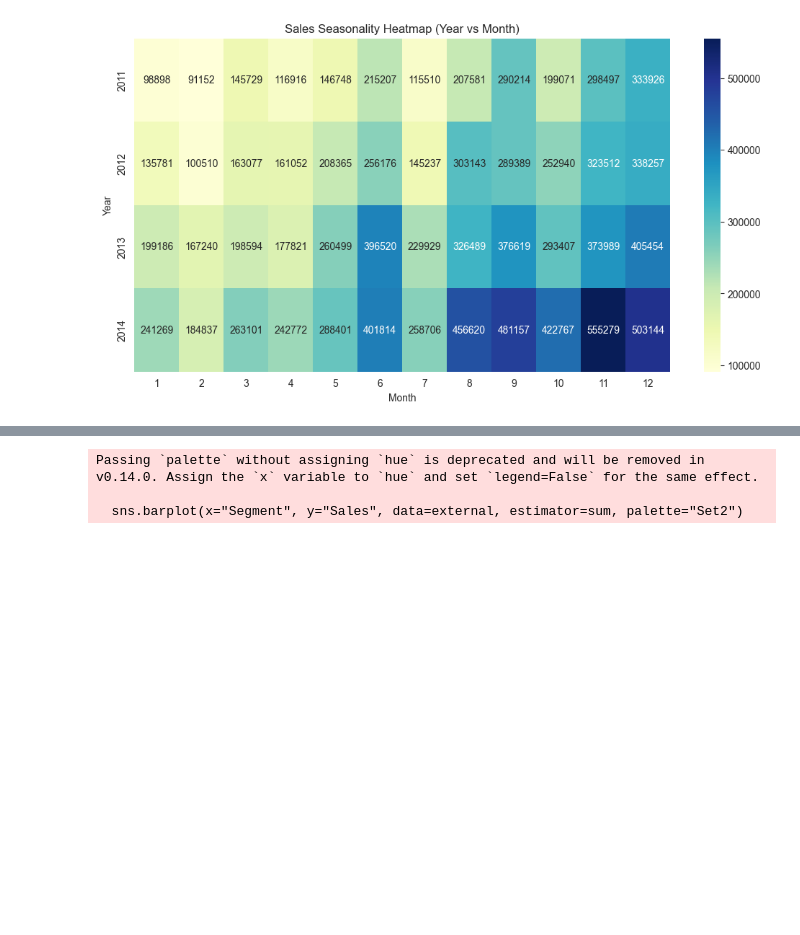
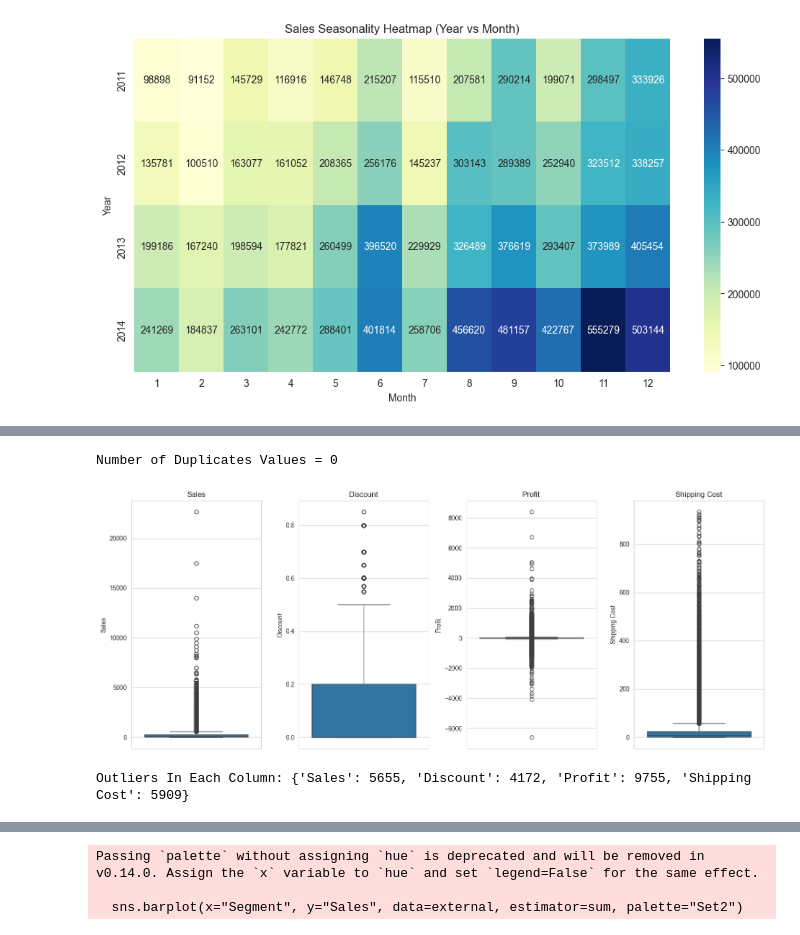
Before and after one commit to Mo-Ayman2004/project-, a Jupyter notebook: data exploration (1).ipynb, the cells around one changed output, grey strips where cells are left out. Drawn from its saved outputs; the diff is of its cells as text; code cells hidden in the pictures; blank space fills up the shorter version.

```diff
--- a/data exploration (1).ipynb
+++ b/data exploration (1).ipynb
@@ -152,0 +460,10 @@ plt.show()
+# %%
+
+df["Shipping Time (Days)"] = (df["Ship Date"] - df["Order Date"]).dt.days
+
+# Find fastest and slowest deliveries
+fastest_shipping = df.sort_values(by="Shipping Time (Days)").head(5)
+slowest_shipping = df.sort_values(by="Shipping Time (Days)", ascending=False).head(5)
+
+print("\nTop 5 Fastest Shipped Orders:\n")
+fastest_shipping[["Order Date", "Ship Date", "Ship Mode", "Shipping Time (Days)"]]
@@ -152,0 +510,32 @@ plt.show()
+# %%
+duplicates_values = df.duplicated().sum()
+print(f"Number of Duplicates Values = {duplicates_values}")
+# %% [output]
+Number of Duplicates Values = 0
+# %%
+numeric_columns = ["Sales", "Discount", "Profit", "Shipping Cost"]
+
+# Plot Outliers in each numerical column
+plt.figure(figsize=(15, 6))
+for i, col in enumerate(numeric_columns, 1):
+    plt.subplot(1, len(numeric_columns), i)
+    sns.boxplot(y=df[col])
+    plt.title(col)
+
+plt.tight_layout()
+plt.show()
+
+# Calculate IQR
+outliers = {}
+for col in numeric_columns:
+    Q1 = df[col].quantile(0.25)
+    Q3 = df[col].quantile(0.75)
+    IQR = Q3 - Q1
+    lower_bound = Q1 - 1.5 * IQR
+    upper_bound = Q3 + 1.5 * IQR
+    outliers[col] = df[(df[col] < lower_bound) | (df[col] > upper_bound)].shape[0]
+
+print("Outliers In Each Column:", outliers)
+# %% [output]
+[figure, added]
+Outliers In Each Column: {'Sales': 5655, 'Discount': 4172, 'Profit': 9755, 'Shipping Cost': 5909}
```
Also changed, not shown: parts of 36 cells of this notebook.
